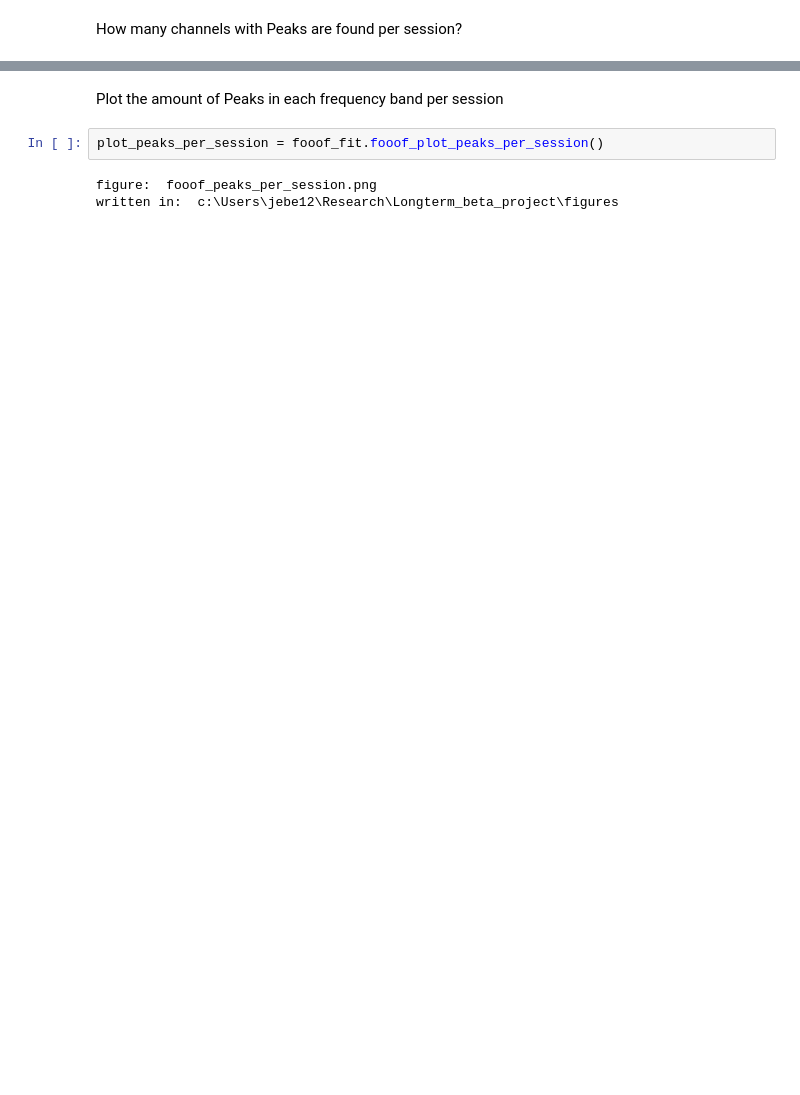
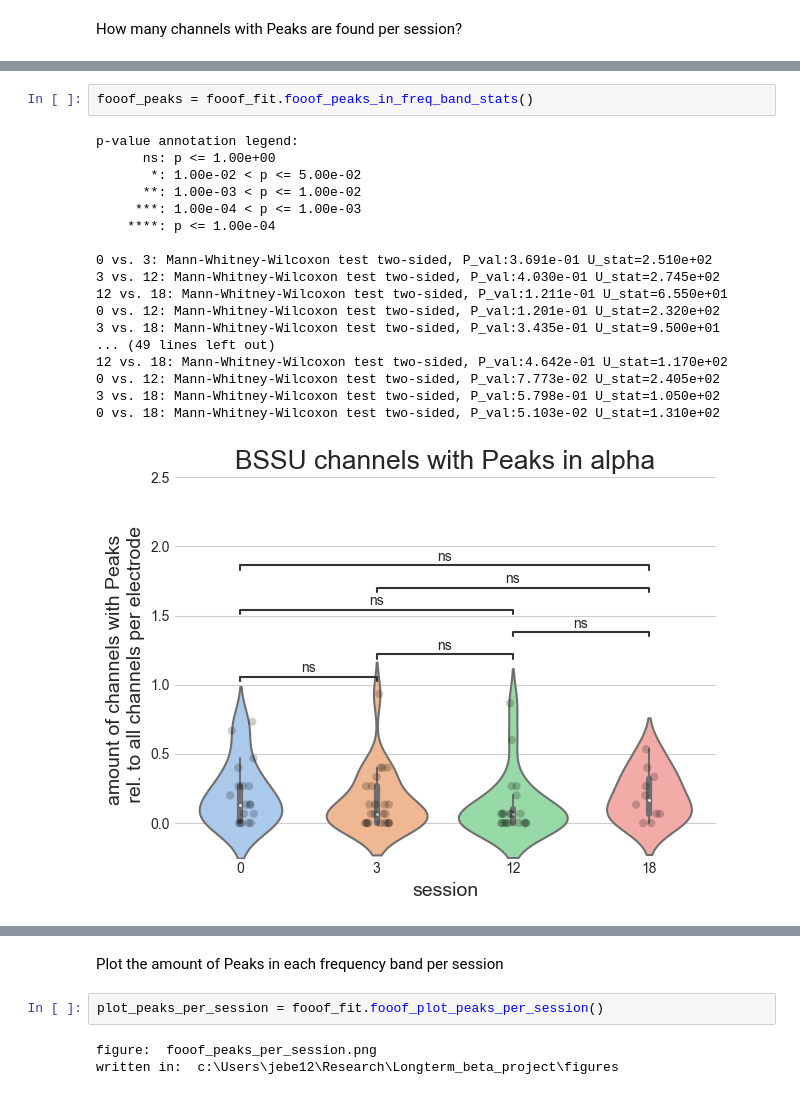
Before and after one commit to JKBehnke/BetaSenSightLongterm, a Jupyter notebook: notebooks/fooof_playground.ipynb, the cells around one changed output, grey strips where cells are left out. Drawn from its saved outputs; the diff is of its cells as text; blank space fills up the shorter version.

```diff
--- a/notebooks/fooof_playground.ipynb
+++ b/notebooks/fooof_playground.ipynb
@@ -581,0 +598,21 @@ session_peak_df = session_peak_df.transpose()
+# %%
+fooof_peaks = fooof_fit.fooof_peaks_in_freq_band_stats()
+# %% [output]
+p-value annotation legend:
+      ns: p <= 1.00e+00
+       *: 1.00e-02 < p <= 5.00e-02
+      **: 1.00e-03 < p <= 1.00e-02
+     ***: 1.00e-04 < p <= 1.00e-03
+    ****: p <= 1.00e-04
+
+0 vs. 3: Mann-Whitney-Wilcoxon test two-sided, P_val:3.691e-01 U_stat=2.510e+02
+3 vs. 12: Mann-Whitney-Wilcoxon test two-sided, P_val:4.030e-01 U_stat=2.745e+02
+12 vs. 18: Mann-Whitney-Wilcoxon test two-sided, P_val:1.211e-01 U_stat=6.550e+01
+0 vs. 12: Mann-Whitney-Wilcoxon test two-sided, P_val:1.201e-01 U_stat=2.320e+02
+3 vs. 18: Mann-Whitney-Wilcoxon test two-sided, P_val:3.435e-01 U_stat=9.500e+01
+... (49 lines left out)
+12 vs. 18: Mann-Whitney-Wilcoxon test two-sided, P_val:4.642e-01 U_stat=1.170e+02
+0 vs. 12: Mann-Whitney-Wilcoxon test two-sided, P_val:7.773e-02 U_stat=2.405e+02
+3 vs. 18: Mann-Whitney-Wilcoxon test two-sided, P_val:5.798e-01 U_stat=1.050e+02
+0 vs. 18: Mann-Whitney-Wilcoxon test two-sided, P_val:5.103e-02 U_stat=1.310e+02
+[figure, added]
```
Also changed, not shown: parts of 25 cells of this notebook, 2 other files.
